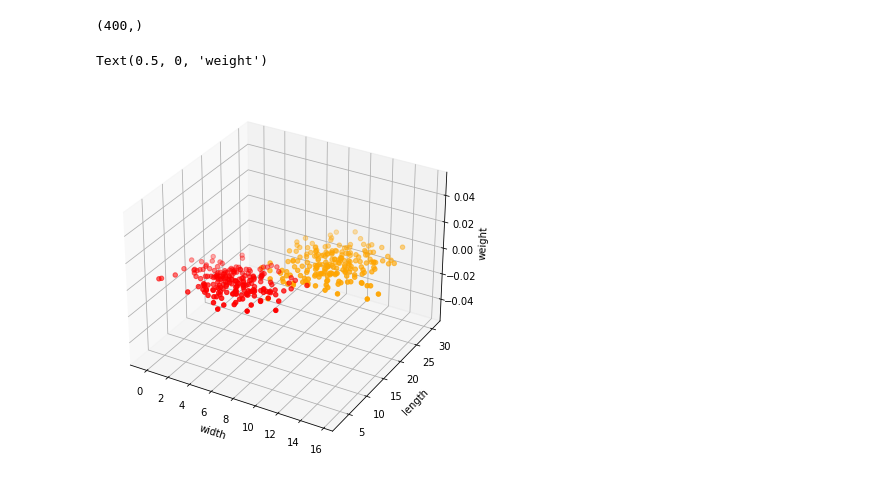
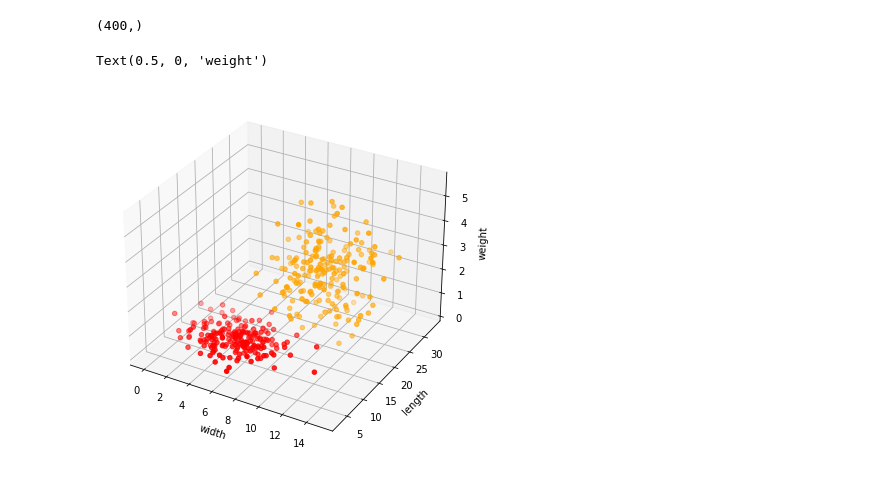
Before and after one commit to zahra-zarrabi/3D, a Jupyter notebook: 3D.ipynb, the cells around one changed output. Cells and saved outputs as stored; diff of their text form; code cells hidden in the pictures.

```diff
--- a/3D.ipynb
+++ b/3D.ipynb
@@ -12,7 +12,7 @@ melon_weight = np.random.normal(3, 1, n)
 
 balloons_width = np.random.normal(5, 2 ,n)
 balloons_length = np.random.normal(10, 3, n)
-balloons_weight = np.random.normal(0.4, 0.1, n)
+balloons_weight = np.random.normal(0.6, 0.2, n)
 
 width=np.concatenate((melon_width,balloons_width))
 length=np.concatenate((melon_length,balloons_length))
@@ -35,15 +35,15 @@ y.shape
 # %%
 
 fig=plt.figure(figsize=(5,5))
 ax=Axes3D(fig)
 
 
-ax.scatter(x[0:n,0],x[0:n,1],c='orange')
-ax.scatter(x[n:,0],x[n:,1],c='red')
+ax.scatter(x[0:n,0],x[0:n,1],x[0:n,2],c='orange')
+ax.scatter(x[n:,0],x[n:,1],x[n:,2],c='red')
 
 ax.set_xlabel('width')
 ax.set_ylabel('length')
 ax.set_zlabel('weight')
 # %% [output]
 Text(0.5, 0, 'weight')
-[figure, old version]
+[figure, new version]
```
